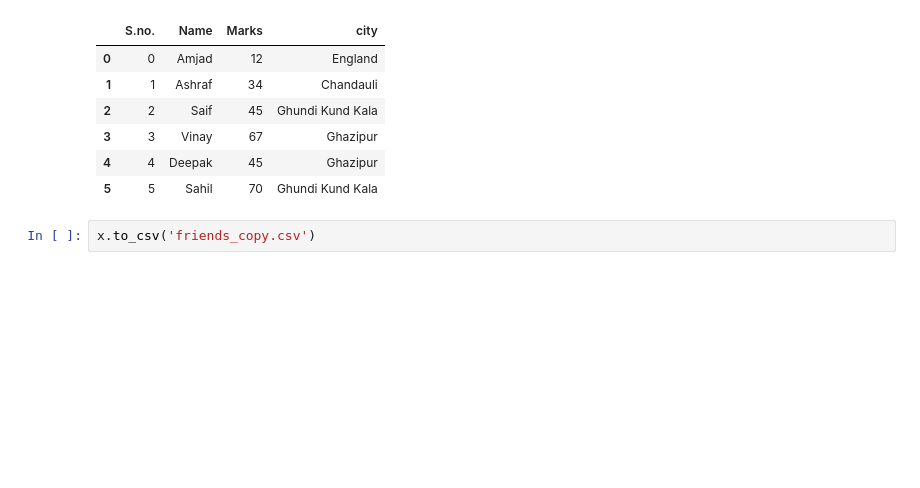
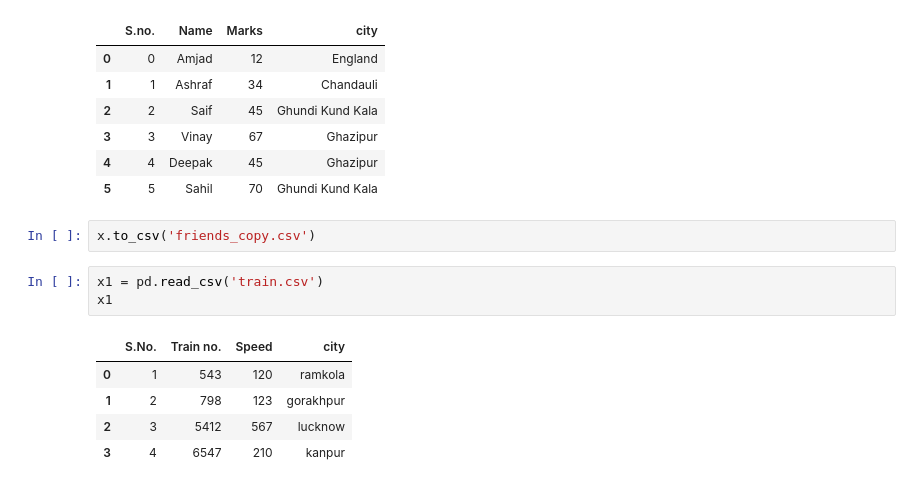
Before and after one commit to Amjadali168/Pandas, a Jupyter notebook: dataframes.ipynb, the cells around one changed output. Saved outputs shown, nothing was run; the diff lists cells and outputs as text; blank space fills up the shorter version.

```diff
--- a/dataframes.ipynb
+++ b/dataframes.ipynb
@@ -88,3 +88,12 @@ x
 | 5 | 5 | Sahil | 70 | Ghundi Kund Kala |
 # %%
 x.to_csv('friends_copy.csv')
+# %%
+x1 = pd.read_csv('train.csv')
+x1
+# %% [output]
+|  | S.No. | Train no. | Speed | city |
+| 0 | 1 | 543 | 120 | ramkola |
+| 1 | 2 | 798 | 123 | gorakhpur |
+| 2 | 3 | 5412 | 567 | lucknow |
+| 3 | 4 | 6547 | 210 | kanpur |
```
Also changed, not shown: parts of 12 cells of this notebook, 2 other files.
